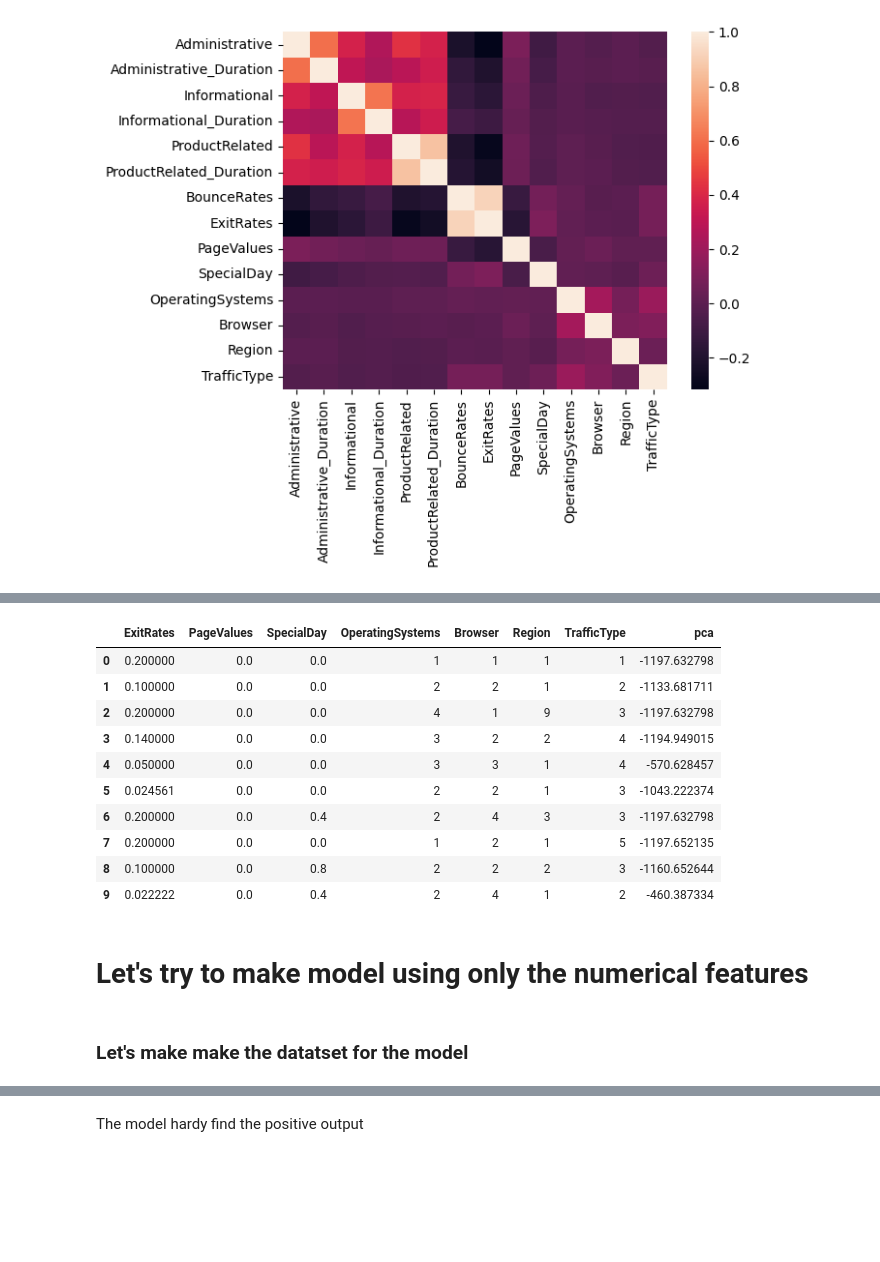
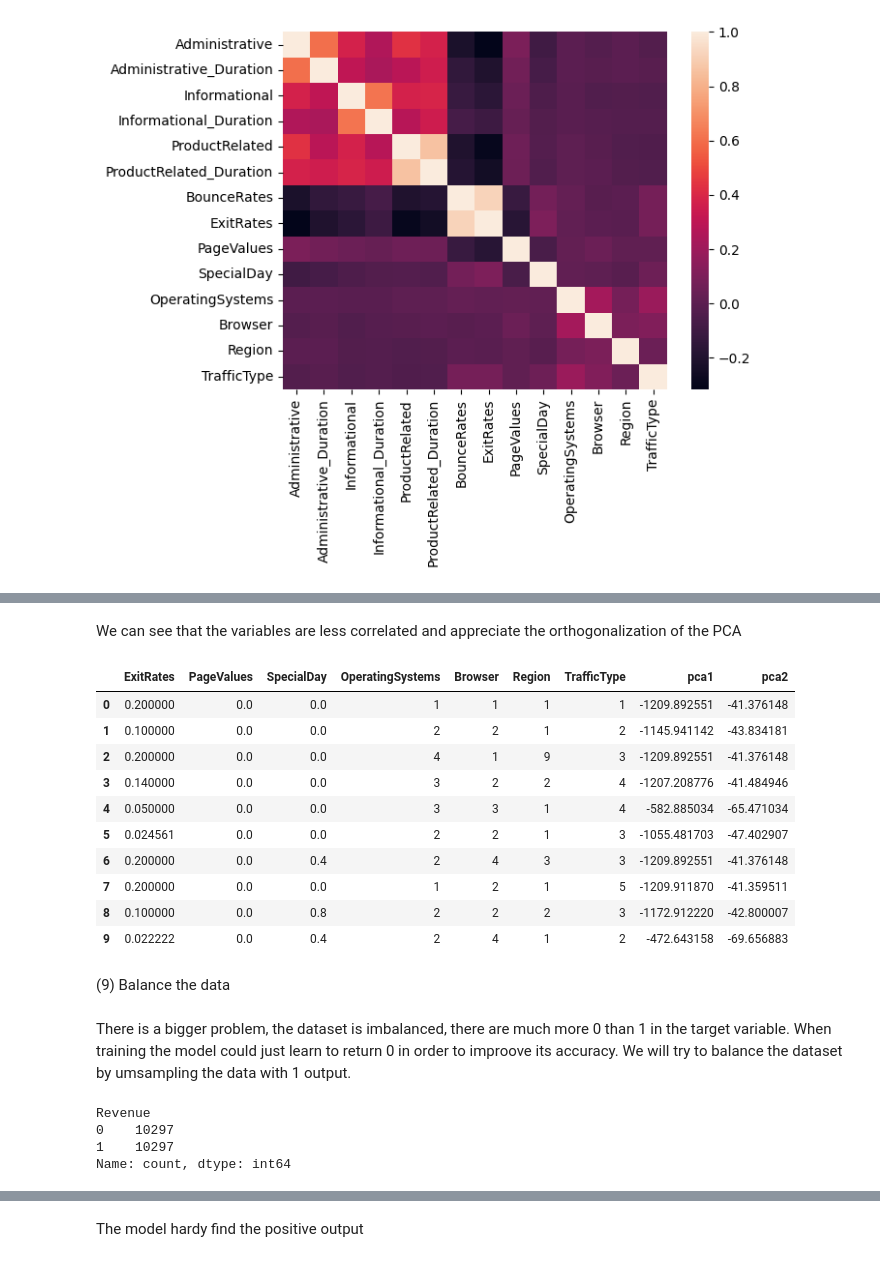
Before and after one commit to Saru99034/Python-Project-A4-DIA, a Jupyter notebook: Python Project Sarujan DENSON - Ahmed MAALOUL - Martin PUJOL.ipynb, the cells around one changed output, grey strips where cells are left out. Saved outputs shown, nothing was run; the diff lists cells and outputs as text; code cells hidden in the pictures; blank space fills up the shorter version.

```diff
--- a/Python Project Sarujan DENSON - Ahmed MAALOUL - Martin PUJOL.ipynb
+++ b/Python Project Sarujan DENSON - Ahmed MAALOUL - Martin PUJOL.ipynb
@@ -106,0 +134,2 @@ sb.heatmap(dataset[numerical_features].corr())
+# %%
+dataset.drop_duplicates(inplace=True)
@@ -107,17 +138,17 @@ sb.heatmap(dataset[numerical_features].corr())
 # %%
-#Hight Correlation for Adminstrative, Administative Duration, Product Related, Product Related Duration, Informational, Informational Duration
-#We are gonna reduce them to one dim using PCA
+from sklearn.decomposition import PCA
 
-from sklearn.decomposition import PCA
-pca = PCA(n_components=1)
+#We reduce the 6 correlated variables to 2 variables
+pca = PCA(n_components=2)
 
 reduced_variable = pca.fit_transform(dataset[['Administrative_Duration','Administrative', 'ProductRelated_Duration', 'ProductRelated', 'Informational_Duration', 'Informational']])
 
-#We drop the redundant variables and add the reduced one, also ExitRate and BouceRate are redundant
-test_dataset = dataset[numerical_features].drop(['Administrative_Duration','Administrative', 'ProductRelated_Duration', 'ProductRelated', 'Informational_Duration', 'Informational', 'BounceRates'], axis=1)
+#We drop the correlated variables and add the reduced one, also ExitRate and BouceRate are almost equivalent so we drop one of them
+cleaned_dataset = dataset[numerical_features].drop(['Administrative_Duration','Administrative', 'ProductRelated_Duration', 'ProductRelated', 'Informational_Duration', 'Informational', 'BounceRates'], axis=1)
 
 #We add the reduced variable
-test_dataset['pca'] = reduced_variable
+cleaned_dataset['pca1'] = reduced_variable[:,0]
+cleaned_dataset['pca2'] = reduced_variable[:,1]
 
 #We define the target variable
 target = dataset['Revenue'].astype(int)
@@ -124,18 +162,46 @@ target = dataset['Revenue'].astype(int)
+# %% [markdown]
+We can see that the variables are less correlated and appreciate the orthogonalization of the PCA
 # %%
-test_dataset.head(10)
+cleaned_dataset.head(10)
 # %% [output]
-|  | ExitRates | PageValues | SpecialDay | OperatingSystems | Browser | Region | TrafficType | pca |
-| 0 | 0.200000 | 0.0 | 0.0 | 1 | 1 | 1 | 1 | -1197.632798 |
-| 1 | 0.100000 | 0.0 | 0.0 | 2 | 2 | 1 | 2 | -1133.681711 |
-| 2 | 0.200000 | 0.0 | 0.0 | 4 | 1 | 9 | 3 | -1197.632798 |
-| 3 | 0.140000 | 0.0 | 0.0 | 3 | 2 | 2 | 4 | -1194.949015 |
-| 4 | 0.050000 | 0.0 | 0.0 | 3 | 3 | 1 | 4 | -570.628457 |
-| 5 | 0.024561 | 0.0 | 0.0 | 2 | 2 | 1 | 3 | -1043.222374 |
-| 6 | 0.200000 | 0.0 | 0.4 | 2 | 4 | 3 | 3 | -1197.632798 |
-| 7 | 0.200000 | 0.0 | 0.0 | 1 | 2 | 1 | 5 | -1197.652135 |
-| 8 | 0.100000 | 0.0 | 0.8 | 2 | 2 | 2 | 3 | -1160.652644 |
-| 9 | 0.022222 | 0.0 | 0.4 | 2 | 4 | 1 | 2 | -460.387334 |
+|  | ExitRates | PageValues | SpecialDay | OperatingSystems | Browser | Region | TrafficType | pca1 | pca2 |
+| 0 | 0.200000 | 0.0 | 0.0 | 1 | 1 | 1 | 1 | -1209.892551 | -41.376148 |
+| 1 | 0.100000 | 0.0 | 0.0 | 2 | 2 | 1 | 2 | -1145.941142 | -43.834181 |
+| 2 | 0.200000 | 0.0 | 0.0 | 4 | 1 | 9 | 3 | -1209.892551 | -41.376148 |
+| 3 | 0.140000 | 0.0 | 0.0 | 3 | 2 | 2 | 4 | -1207.208776 | -41.484946 |
+| 4 | 0.050000 | 0.0 | 0.0 | 3 | 3 | 1 | 4 | -582.885034 | -65.471034 |
+| 5 | 0.024561 | 0.0 | 0.0 | 2 | 2 | 1 | 3 | -1055.481703 | -47.402907 |
+| 6 | 0.200000 | 0.0 | 0.4 | 2 | 4 | 3 | 3 | -1209.892551 | -41.376148 |
+| 7 | 0.200000 | 0.0 | 0.0 | 1 | 2 | 1 | 5 | -1209.911870 | -41.359511 |
+| 8 | 0.100000 | 0.0 | 0.8 | 2 | 2 | 2 | 3 | -1172.912220 | -42.800007 |
+| 9 | 0.022222 | 0.0 | 0.4 | 2 | 4 | 1 | 2 | -472.643158 | -69.656883 |
-# %% [markdown]
-# Let's try to make model using only the numerical features
-# %% [markdown]
-### Let's make make the datatset for the model
+# %% [markdown]
+(9) Balance the data
+# %% [markdown]
+There is a bigger problem, the dataset is imbalanced, there are much more 0 than 1 in the target variable.
+When training the model could just learn to return 0 in order to improove its accuracy.
+We will try to balance the dataset by umsampling the data with 1 output.
+# %%
+from sklearn.utils import resample
+
+cleaned_dataset['Revenue'] = target
+# Separate majority and minority classes
+cleaned_dataset_majority = cleaned_dataset[target==0]
+cleaned_dataset_minority = cleaned_dataset[target==1]
+
+# Upsample minority class
+cleaned_dataset_minority_upsampled = resample(cleaned_dataset_minority,
+                                 replace=True,     # sample with replacement
+                                 n_samples= len(cleaned_dataset_majority),    # to match majority class
+                                 random_state=123) # reproducible results
+
+# Combine majority class with upsampled minority class
+cleaned_dataset_balanced = pd.concat([cleaned_dataset_majority, cleaned_dataset_minority_upsampled])
+
+# Display new class counts
+cleaned_dataset_balanced['Revenue'].value_counts()
+# %% [output]
+Revenue
+0    10297
+1    10297
+Name: count, dtype: int64
```
Also changed, not shown: parts of 34 cells of this notebook.
